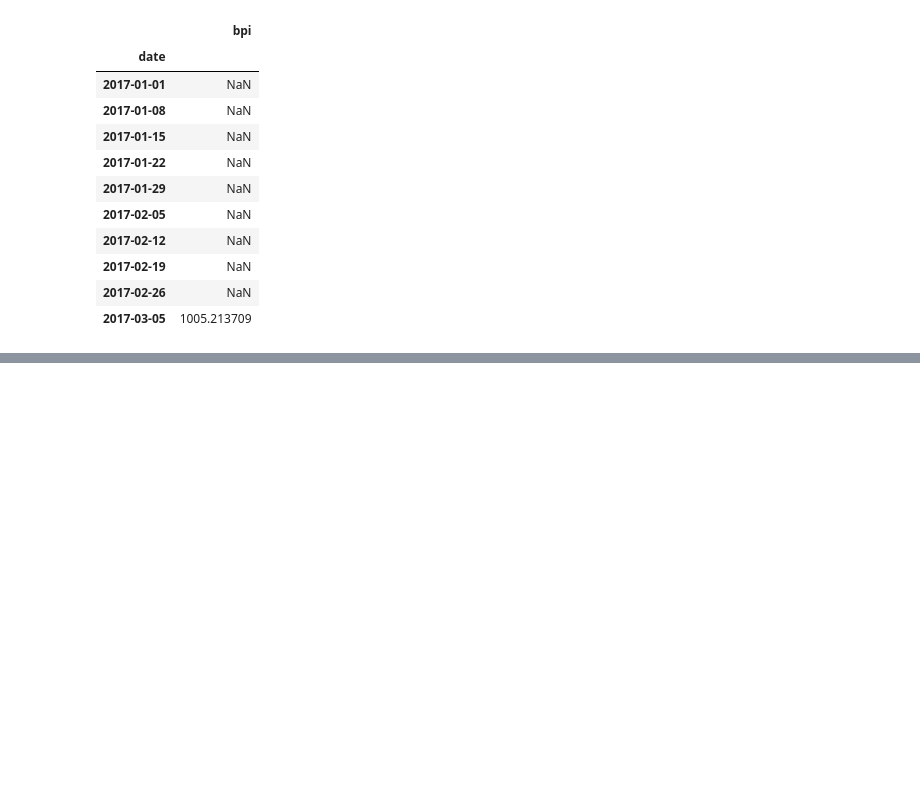
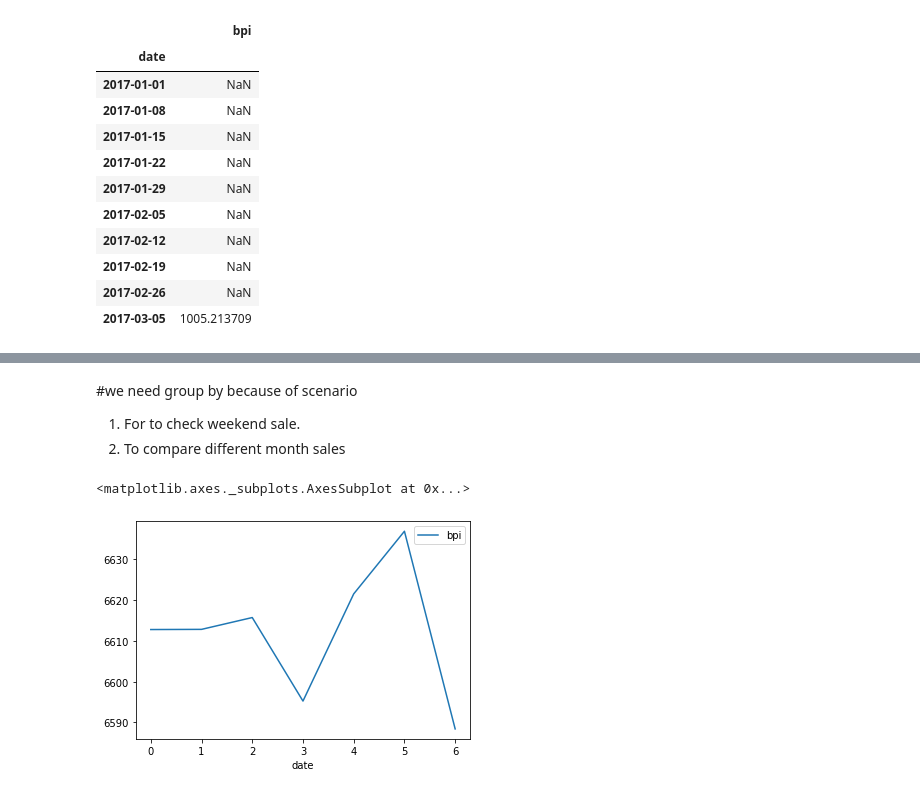
Before and after one commit to priyadarshi0007/TimeSeries-AIEngineering, a Jupyter notebook: Python_Time_Series_Function.ipynb, the cells around one changed output, grey strips where cells are left out. Drawn from its saved outputs; the diff is of its cells as text; code cells hidden in the pictures; blank space fills up the shorter version.

```diff
--- a/Python_Time_Series_Function.ipynb
+++ b/Python_Time_Series_Function.ipynb
@@ -241,0 +244,9 @@ pd.concat([data,data.rolling(window=100).mean(),data.ewm(span=50).mean()],axis=1
+# %% [markdown]
+#we need group by because of scenario
+1. For to check weekend sale.
+2. To compare different month sales
+# %%
+data.groupby(data.index.dayofweek).mean().plot()
+# %% [output]
+<matplotlib.axes._subplots.AxesSubplot at 0x...>
+[figure, added]
```
Also changed, not shown: parts of 23 cells of this notebook.
